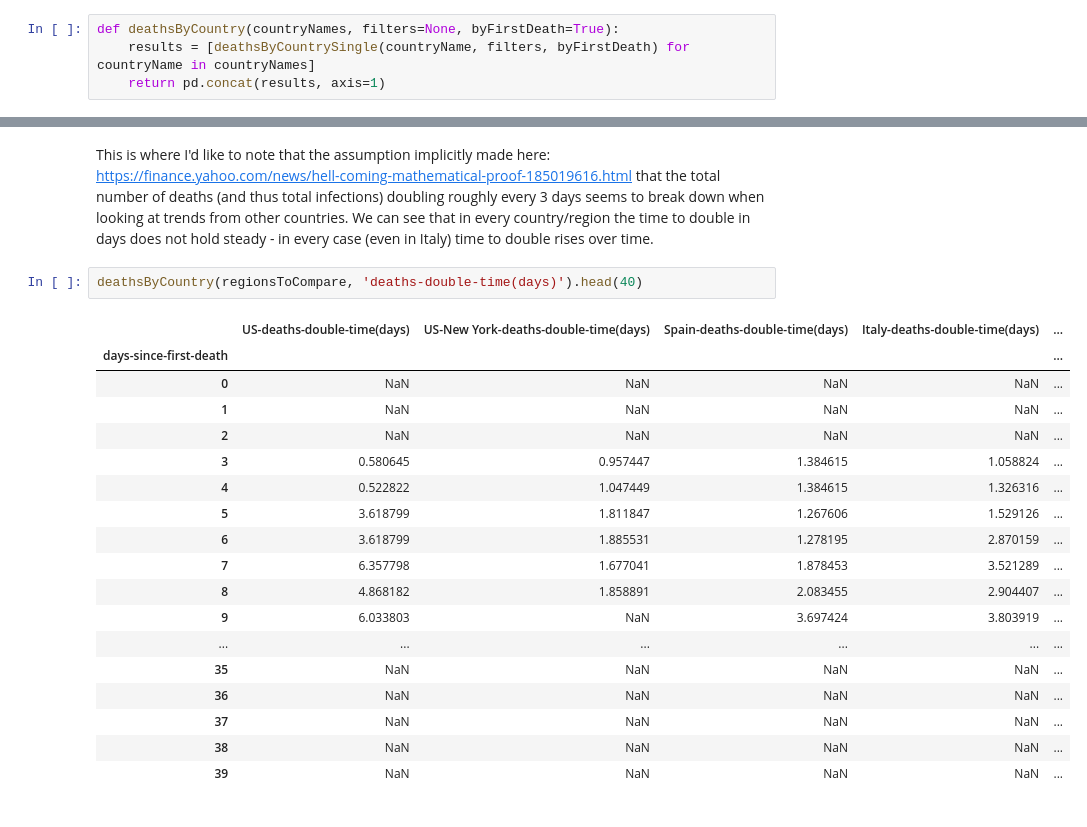
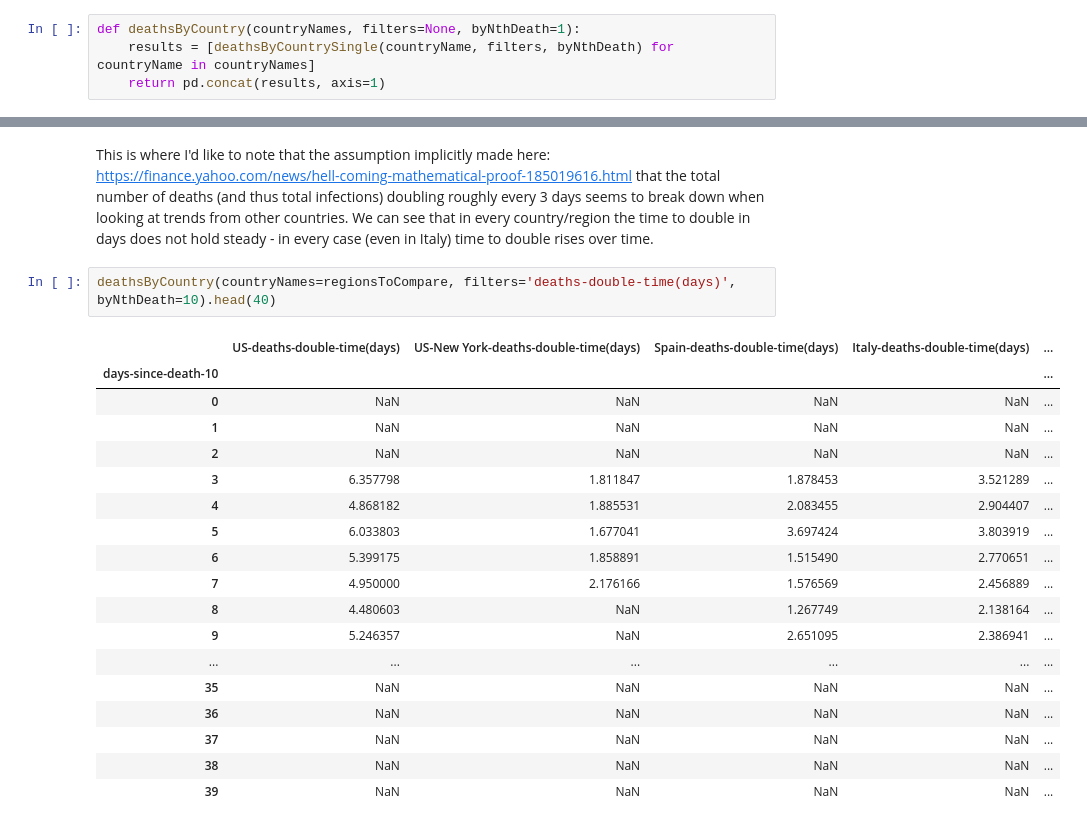
Before and after one commit to jrkhan/preliminary-covid, a Jupyter notebook: US Covid-19 Deaths.ipynb, the cells around one changed output, grey strips where cells are left out. Drawn from its saved outputs; the diff is of its cells as text.

```diff
--- a/US Covid-19 Deaths.ipynb
+++ b/US Covid-19 Deaths.ipynb
@@ -10,8 +10,8 @@ data_1 = pd.read_csv("https://raw.githubusercontent.com/CSSEGISandData/COVID-19/
 data_2 = pd.read_csv("https://raw.githubusercontent.com/CSSEGISandData/COVID-19/master/csse_covid_19_data/csse_covid_19_time_series/time_series_19-covid-Deaths.csv")
 data = data_1.append(data_2)
 # %%
-def deathsByCountry(countryNames, filters=None, byFirstDeath=True):
-    results = [deathsByCountrySingle(countryName, filters, byFirstDeath) for countryName in countryNames]
+def deathsByCountry(countryNames, filters=None, byNthDeath=1):
+    results = [deathsByCountrySingle(countryName, filters, byNthDeath) for countryName in countryNames]
     return pd.concat(results, axis=1)
 # %%
 #compare by date of first death
@@ -125,20 +128,20 @@ deathsByCountry(regionsToCompare, 'Total').head(40)
 This is where I'd like to note that the assumption implicitly made here: https://finance.yahoo.com/news/hell-coming-mathematical-proof-185019616.html that the total number of deaths (and thus total infections) doubling roughly every 3 days seems to break down when looking at trends from other countries.
 We can see that in every country/region the time to double in days does not hold steady - in every case (even in Italy) time to double rises over time.
 # %%
-deathsByCountry(regionsToCompare, 'deaths-double-time(days)').head(40)
+deathsByCountry(countryNames=regionsToCompare, filters='deaths-double-time(days)', byNthDeath=10).head(40)
 # %% [output]
 |  | US-deaths-double-time(days) | US-New York-deaths-double-time(days) | Spain-deaths-double-time(days) | Italy-deaths-double-time(days) | ... |
-| days-since-first-death |  |  |  |  | ... |
+| days-since-death-10 |  |  |  |  | ... |
 | 0 | NaN | NaN | NaN | NaN | ... |
 | 1 | NaN | NaN | NaN | NaN | ... |
 | 2 | NaN | NaN | NaN | NaN | ... |
-| 3 | 0.580645 | 0.957447 | 1.384615 | 1.058824 | ... |
-| 4 | 0.522822 | 1.047449 | 1.384615 | 1.326316 | ... |
-| 5 | 3.618799 | 1.811847 | 1.267606 | 1.529126 | ... |
-| 6 | 3.618799 | 1.885531 | 1.278195 | 2.870159 | ... |
-| 7 | 6.357798 | 1.677041 | 1.878453 | 3.521289 | ... |
-| 8 | 4.868182 | 1.858891 | 2.083455 | 2.904407 | ... |
-| 9 | 6.033803 | NaN | 3.697424 | 3.803919 | ... |
+| 3 | 6.357798 | 1.811847 | 1.878453 | 3.521289 | ... |
+| 4 | 4.868182 | 1.885531 | 2.083455 | 2.904407 | ... |
+| 5 | 6.033803 | 1.677041 | 3.697424 | 3.803919 | ... |
+| 6 | 5.399175 | 1.858891 | 1.515490 | 2.770651 | ... |
+| 7 | 4.950000 | 2.176166 | 1.576569 | 2.456889 | ... |
+| 8 | 4.480603 | NaN | 1.267749 | 2.138164 | ... |
+| 9 | 5.246357 | NaN | 2.651095 | 2.386941 | ... |
 | ... | ... | ... | ... | ... | ... |
 | 35 | NaN | NaN | NaN | NaN | ... |
 | 36 | NaN | NaN | NaN | NaN | ... |
```
Also changed, not shown: parts of 10 cells of this notebook.
